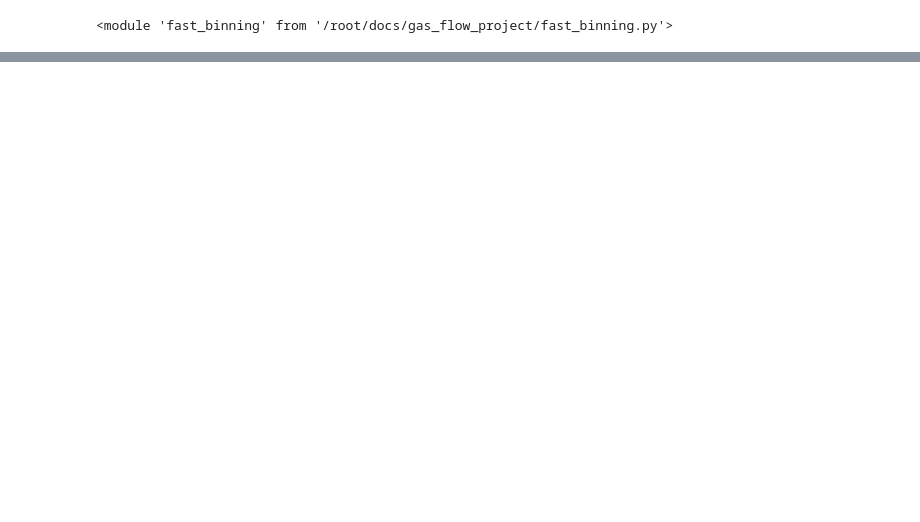
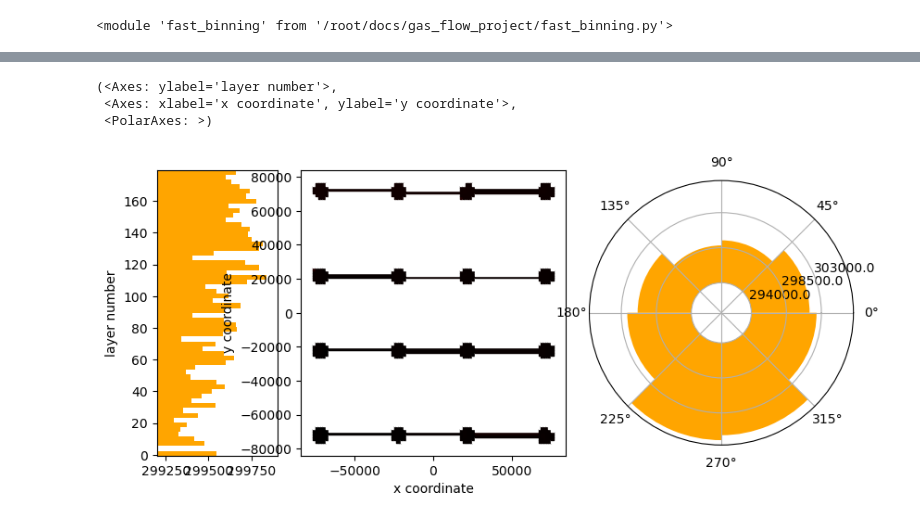
Before and after one commit to PatLT/grouch-binning, a Jupyter notebook: binning_v2.ipynb, the cells around one changed output, grey strips where cells are left out. Saved outputs shown, nothing was run; the diff lists cells and outputs as text; code cells hidden in the pictures; blank space fills up the shorter version.

```diff
--- a/binning_v2.ipynb
+++ b/binning_v2.ipynb
@@ -58,0 +45,6 @@ layer539.csv:
+# %%
+dir_ = "onderive_data_2/30Hz/"
+
+XY_data_30Hz = fast_binning.DataBins(["X","Y"],[x_grid,y_grid],var_labels)
+th_data_30Hz = fast_binning.DataBins(["Orientation"],[np.linspace(-np.pi,np.pi,9,endpoint=True)],var_labels)
+Zl_data_30Hz = fast_binning.DataBins(["Layer"],[np.arange(0,181,3)-0.5],var_labels)
@@ -58,0 +73,13 @@ layer539.csv:
+# %%
+fig = plt.figure(figsize=(9.7,4.0))
+fast_binning.plot_bins(fig,
+                       "Photodiode",
+                       XY_data_30Hz,
+                       th_data_30Hz,
+                       Zl_data_30Hz,
+                       "mean")
+# %% [output]
+(<Axes: ylabel='layer number'>,
+ <Axes: xlabel='x coordinate', ylabel='y coordinate'>,
+ <PolarAxes: >)
+[figure, added]
```
Also changed, not shown: parts of 7 cells of this notebook, 1 other file.
